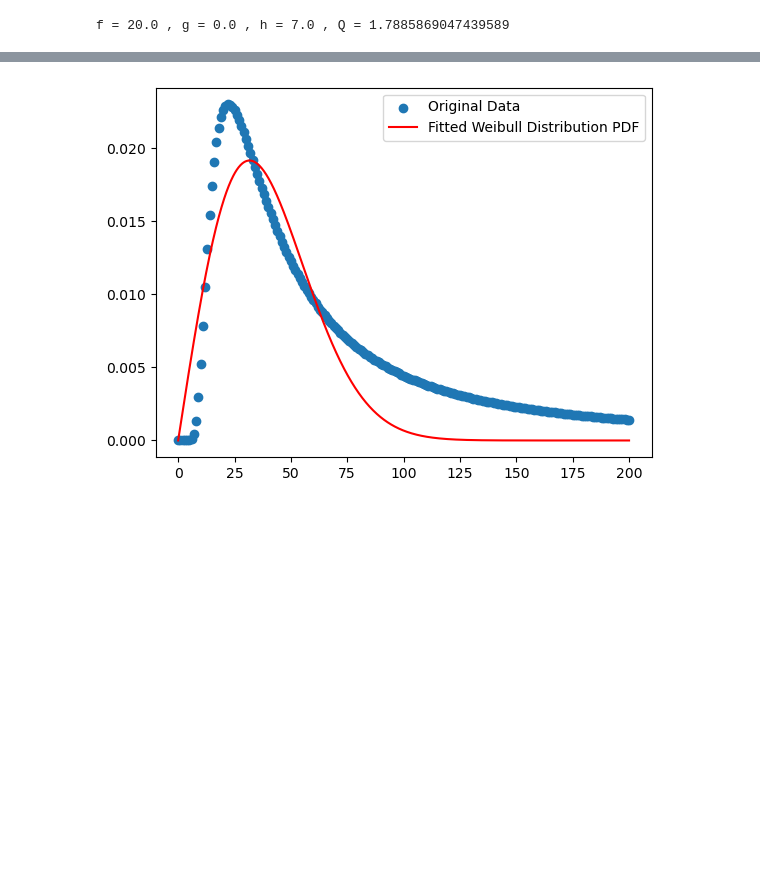
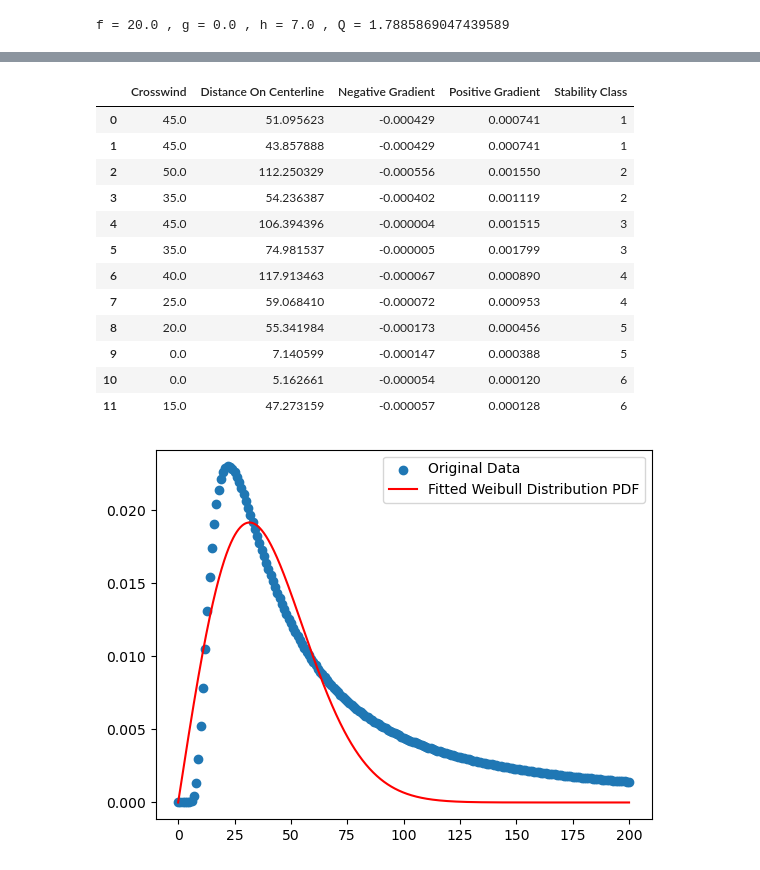
Before and after one commit to karina-regina/Expo7, a Jupyter notebook: PYTHON/estimation_gas_leak_location.ipynb, the cells around one changed output, grey strips where cells are left out. Cells and saved outputs as stored; diff of their text form; code cells hidden in the pictures; blank space fills up the shorter version.

```diff
--- a/PYTHON/estimation_gas_leak_location.ipynb
+++ b/PYTHON/estimation_gas_leak_location.ipynb
@@ -276,3 +196,19 @@ AttributeError: 'numpy.float64' object has no attribute 'pdf'
+# %%
+pd.DataFrame(DataDict)
+# %% [output]
+|  | Crosswind | Distance On Centerline | Negative Gradient | Positive Gradient | Stability Class |
+| 0 | 45.0 | 51.095623 | -0.000429 | 0.000741 | 1 |
+| 1 | 45.0 | 43.857888 | -0.000429 | 0.000741 | 1 |
+| 2 | 50.0 | 112.250329 | -0.000556 | 0.001550 | 2 |
+| 3 | 35.0 | 54.236387 | -0.000402 | 0.001119 | 2 |
+| 4 | 45.0 | 106.394396 | -0.000004 | 0.001515 | 3 |
+| 5 | 35.0 | 74.981537 | -0.000005 | 0.001799 | 3 |
+| 6 | 40.0 | 117.913463 | -0.000067 | 0.000890 | 4 |
+| 7 | 25.0 | 59.068410 | -0.000072 | 0.000953 | 4 |
+| 8 | 20.0 | 55.341984 | -0.000173 | 0.000456 | 5 |
+| 9 | 0.0 | 7.140599 | -0.000147 | 0.000388 | 5 |
+| 10 | 0.0 | 5.162661 | -0.000054 | 0.000120 | 6 |
+| 11 | 15.0 | 47.273159 | -0.000057 | 0.000128 | 6 |
 # %%
 import numpy as np
 from scipy.optimize import curve_fit
```
Also changed, not shown: parts of 4 cells of this notebook, 3 other files.
